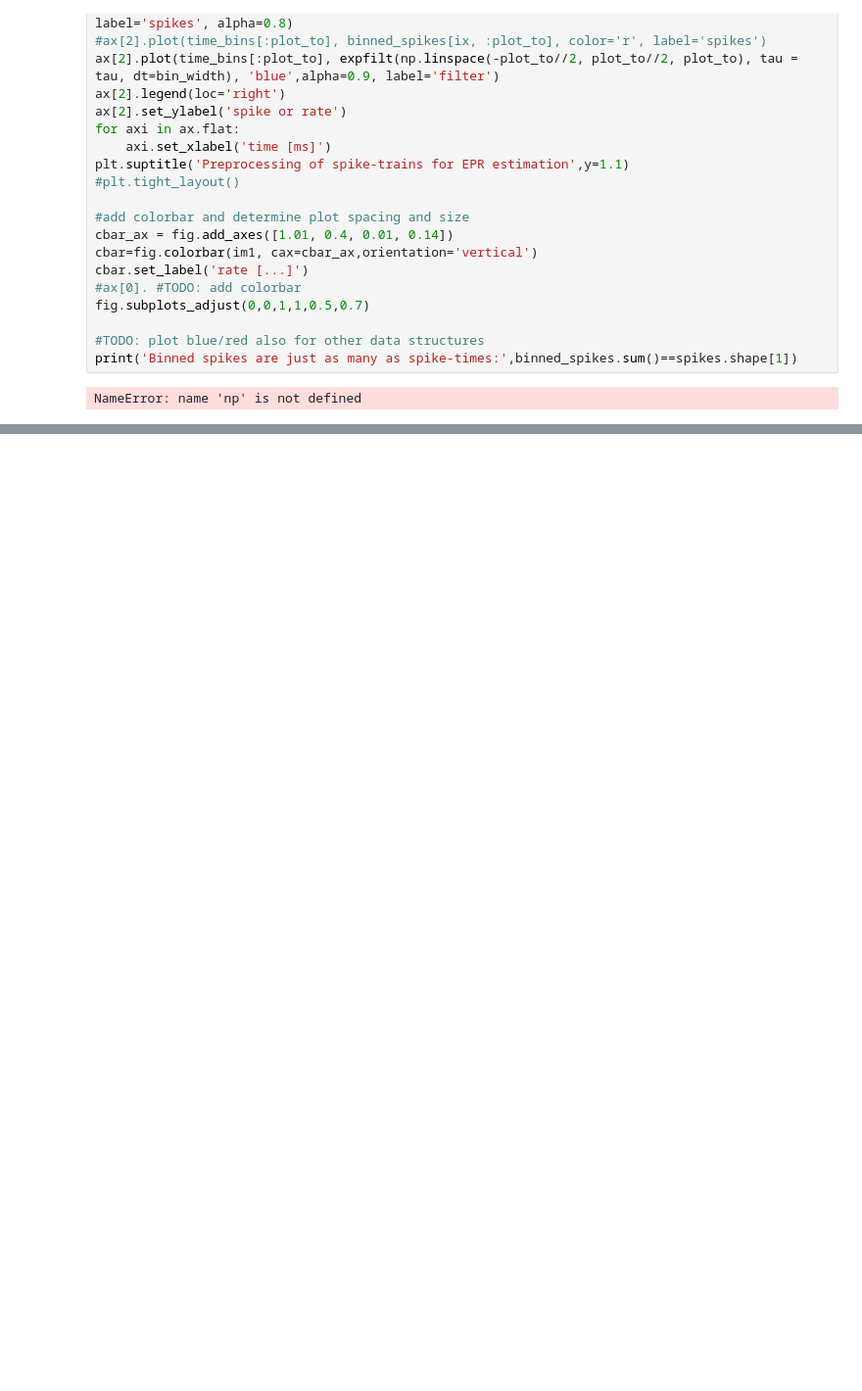
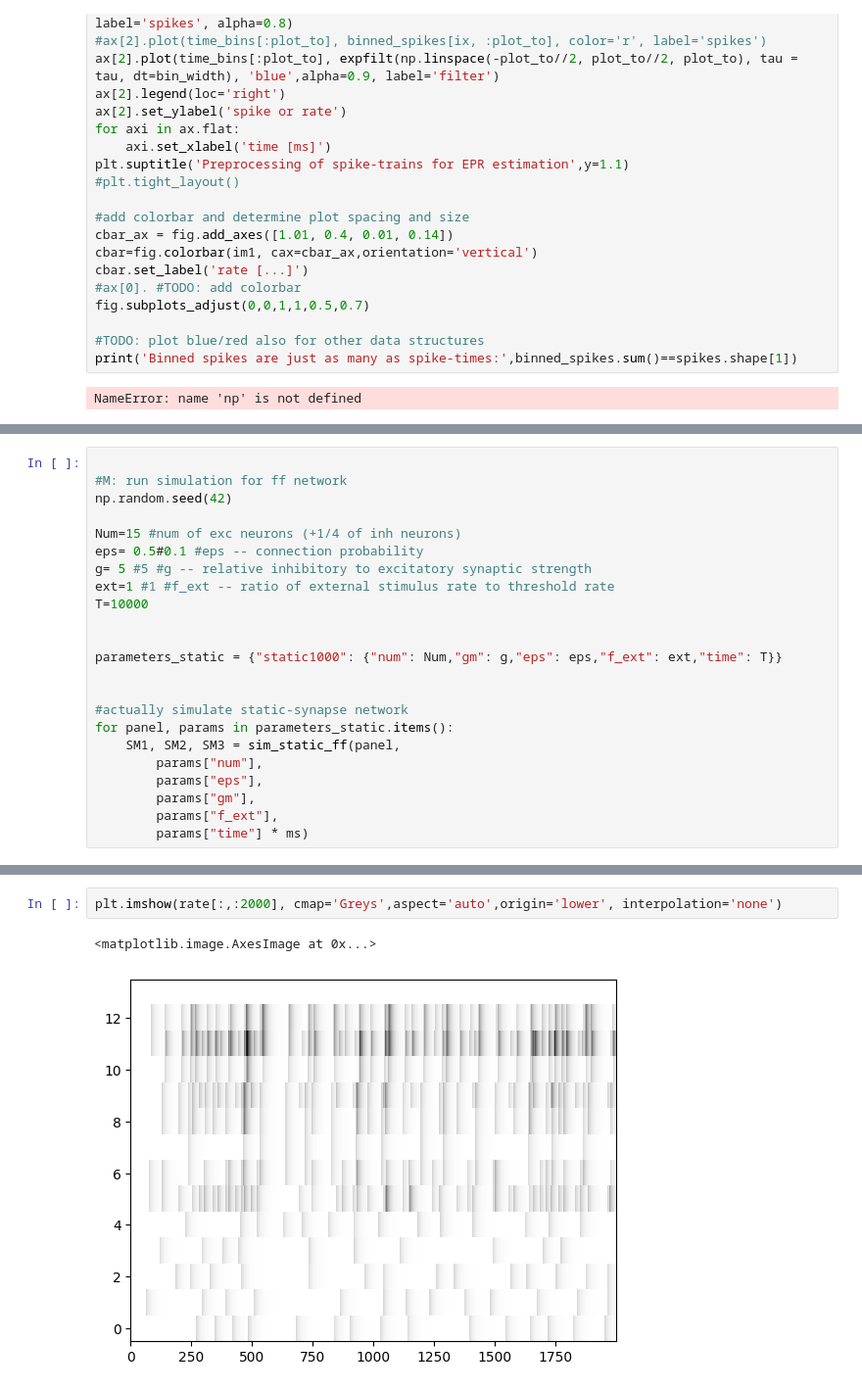
Before and after one commit to michicomputational/EPR, a Jupyter notebook: network-sim (Rajat).ipynb, the cells around one changed output, grey strips where cells are left out. Shown at 98% size. Cells and saved outputs as stored; diff of their text form; blank space fills up the shorter version.

```diff
--- a/network-sim (Rajat).ipynb
+++ b/network-sim (Rajat).ipynb
@@ -684,0 +752,23 @@ array([[ 75.9,  76.6, 119.8, 121.8, 141. , 155.2, 157.5, 157.9, 162.8,
+# %%
+
+#M: run simulation for ff network
+np.random.seed(42)
+
+Num=15 #num of exc neurons (+1/4 of inh neurons)
+eps= 0.5#0.1 #eps -- connection probability
+g= 5 #5 #g -- relative inhibitory to excitatory synaptic strength
+ext=1 #1 #f_ext -- ratio of external stimulus rate to threshold rate
+T=10000
+
+
+parameters_static = {"static1000": {"num": Num,"gm": g,"eps": eps,"f_ext": ext,"time": T}}
+
+
+#actually simulate static-synapse network
+for panel, params in parameters_static.items():
+    SM1, SM2, SM3 = sim_static_ff(panel,
+        params["num"],
+        params["eps"],
+        params["gm"],
+        params["f_ext"],
+        params["time"] * ms)
@@ -684,0 +889,5 @@ array([[ 75.9,  76.6, 119.8, 121.8, 141. , 155.2, 157.5, 157.9, 162.8,
+# %%
+plt.imshow(rate[:,:2000], cmap='Greys',aspect='auto',origin='lower', interpolation='none')
+# %% [output]
+<matplotlib.image.AxesImage at 0x...>
+[figure, added]
```
Also changed, not shown: parts of 9 cells of this notebook, 6 other files.
